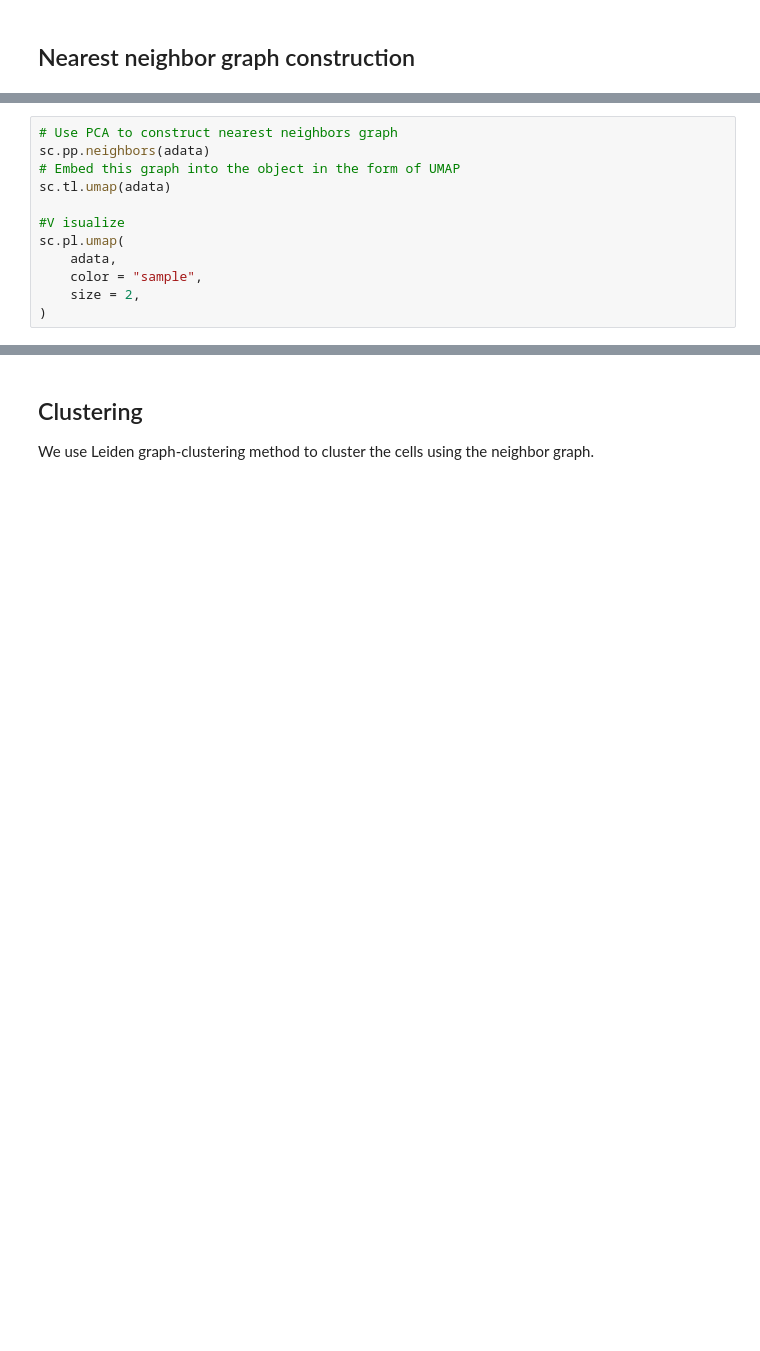
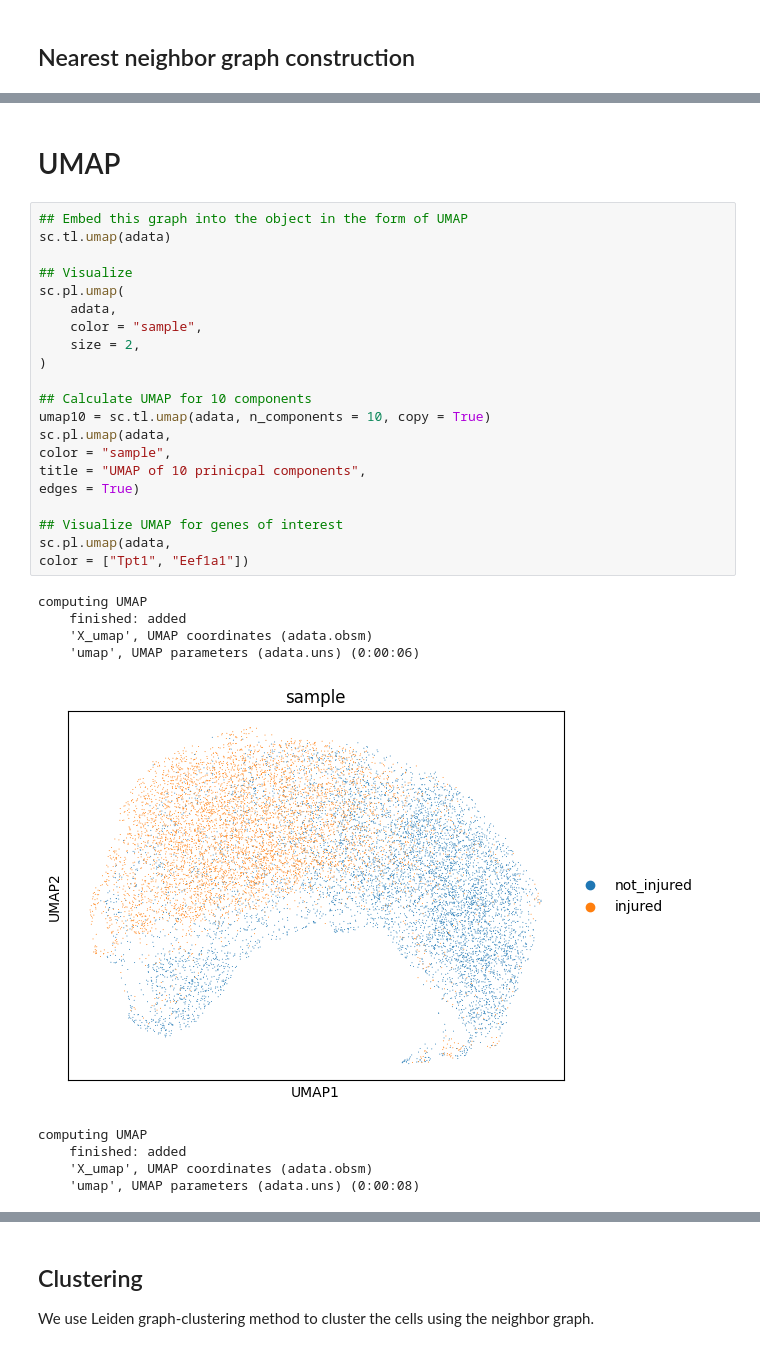
Before and after one commit to swarnalidasgupta/Stem-cell-function-and-disease-progression-in-muscular-dystrophy-using-injured-mouse-model, a Jupyter notebook: processing.ipynb, the cells around one changed output, grey strips where cells are left out. Drawn from its saved outputs; the diff is of its cells as text; blank space fills up the shorter version.

```diff
--- a/processing.ipynb
+++ b/processing.ipynb
@@ -208,12 +242,33 @@ sc.pl.pca(
+# %% [markdown]
+# UMAP
 # %%
-# Use PCA to construct nearest neighbors graph
-sc.pp.neighbors(adata)
-# Embed this graph into the object in the form of UMAP
+## Embed this graph into the object in the form of UMAP
 sc.tl.umap(adata)
 
-#V isualize
+## Visualize
 sc.pl.umap(
     adata,
     color = "sample",
     size = 2,
 )
+
+## Calculate UMAP for 10 components
+umap10 = sc.tl.umap(adata, n_components = 10, copy = True)
+sc.pl.umap(adata,
+color = "sample",
+title = "UMAP of 10 prinicpal components",
+edges = True)
+
+## Visualize UMAP for genes of interest
+sc.pl.umap(adata,
+color = ["Tpt1", "Eef1a1"])
+# %% [output]
+computing UMAP
+    finished: added
+    'X_umap', UMAP coordinates (adata.obsm)
+    'umap', UMAP parameters (adata.uns) (0:00:06)
+[figure, added]
+computing UMAP
+    finished: added
+    'X_umap', UMAP coordinates (adata.obsm)
+    'umap', UMAP parameters (adata.uns) (0:00:08)
```
Also changed, not shown: parts of 14 cells of this notebook.
